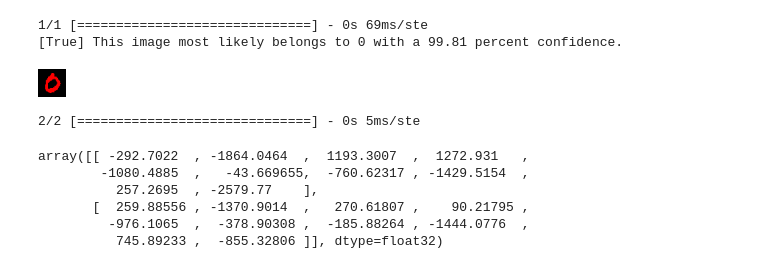
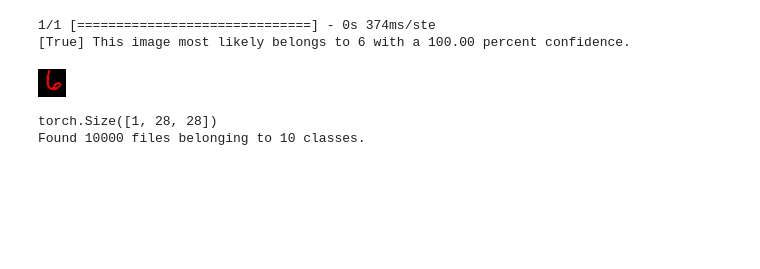
Before and after one commit to gugajazz/Classifier_AI, a Jupyter notebook: Classifier_Training.ipynb, the cells around one changed output. Saved outputs shown, nothing was run; the diff lists cells and outputs as text; code cells hidden in the pictures; blank space fills up the shorter version.

Commit message:
Fixed paths and errors

```diff
--- a/Classifier_Training.ipynb
+++ b/Classifier_Training.ipynb
@@ -151,0 +149,2 @@ normalized_ds, val_ds, class_names = create_dataset_from_path('mnist_png\\me')
+# %%
+normalized_ds, val_ds, class_names = create_dataset_from_path('mnist_png\\training')
@@ -182,8 +191,10 @@ for imageBatch, labelBatch in normalized_ds.take(1):
     image_uint8 = imgToBeDisplayed.astype(np.uint8)
     img = Image.fromarray(image_uint8, 'RGB')
     #img.show()
-    img.save('Classifier\\temp.png')
+    #img.save('Classifier_AI\\temp.png')
+    img.save('temp.png')
 
-PIL.Image.open('Classifier\\temp.png')
+#PIL.Image.open('Classifier_AI\\temp.png')
+PIL.Image.open('temp.png')
 # %% [output]
 Image shape:  (28, 28, 1)
@@ -254,5 +282,3 @@ model.summary()
 # %%
 model = tf.keras.models.load_model('saved_models')
-# %%
-model = tf.keras.models.load_model('Classifier/saved_models')
 # %%
@@ -310,49 +336,25 @@ def test_model(img_path):
         #img.show()
         img.save('temp.png')
 # %%
-test_model('D:\\AI_Projects\\Classifier\\mnist_png\\testing\\0\\3.png')
+test_model('D:\\AI_Projects\\Classifier_AI\\mnist_png\\testing\\6\\156.png')
 PIL.Image.open('temp.png')
 # %% [output]
-1/1 [==============================] - 0s 69ms/ste
-[True] This image most likely belongs to 0 with a 99.81 percent confidence.
+1/1 [==============================] - 0s 374ms/ste
+[True] This image most likely belongs to 6 with a 100.00 percent confidence.
-[figure, old version]
+[figure, new version]
 # %%
-# Read the image
-# img = Image.open('Classifier/mnist_png/testing/0/3.png')
-#
-# # define a transform to convert the image to grayscale
-# transform = transforms.Grayscale()
-#
-# # apply the above transform on the image
-# img = transform(img)
-#
-# # dispaly the image
-# #img.show()
-#
-# convert_tensor = transforms.ToTensor()
-#
-# img_tensor = convert_tensor(img)
-#
-# print(img_tensor.shape)
+convert_tensor = transforms.ToTensor()
 
-# testing_ds = tf.keras.utils.image_dataset_from_directory(
-#   pathlib.Path('Classifier/mnist_png/me'),
-#   seed=123,
-#   image_size=(img_height, img_width),
-#   batch_size=1,
-#   color_mode='grayscale'
-#   )
-#
-# testing_normalized_ds = testing_ds.map(lambda x, y: (normalization_layer(x), y))
-# testing_image_batch, testing_labels_batch = next(iter(testing_normalized_ds))
+img_tensor = convert_tensor(img)
+
+print(img_tensor.shape)
+testing_ds = tf.keras.utils.image_dataset_from_directory(
+    pathlib.Path('mnist_png/testing'),
+    seed=123,
+    image_size=(img_height, img_width),
+    batch_size=1,
+    color_mode='grayscale'
+)
+# %% [output]
+torch.Size([1, 28, 28])
+Found 10000 files belonging to 10 classes.
-# %%
-#print(train_ds[0])
-model.predict(testing_ds)
-# %% [output]
-2/2 [==============================] - 0s 5ms/ste
-array([[ -292.7022  , -1864.0464  ,  1193.3007  ,  1272.931   ,
-        -1080.4885  ,   -43.669655,  -760.62317 , -1429.5154  ,
-          257.2695  , -2579.77    ],
-       [  259.88556 , -1370.9014  ,   270.61807 ,    90.21795 ,
-         -976.1065  ,  -378.90308 ,  -185.88264 , -1444.0776  ,
-          745.89233 ,  -855.32806 ]], dtype=float32)
```
Also changed, not shown: parts of 9 cells of this notebook, 5 other files.
